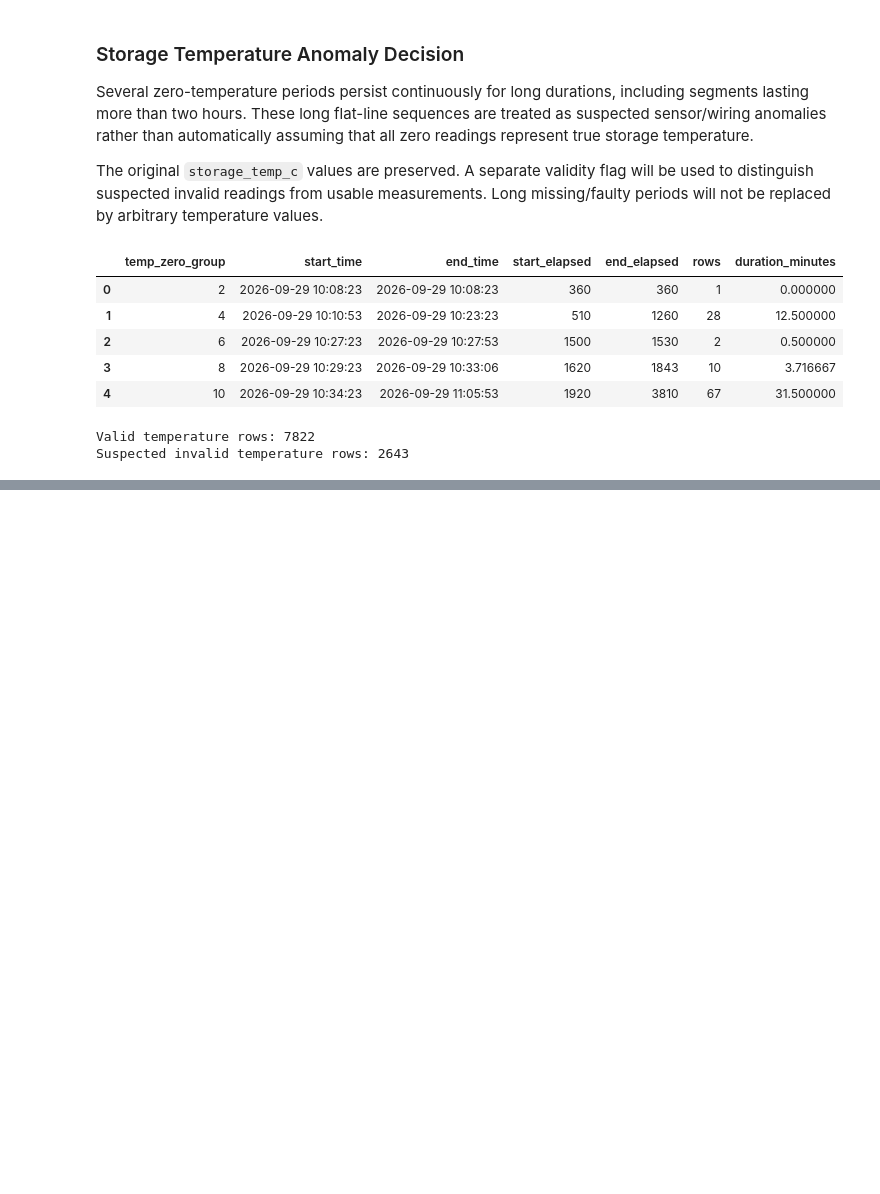
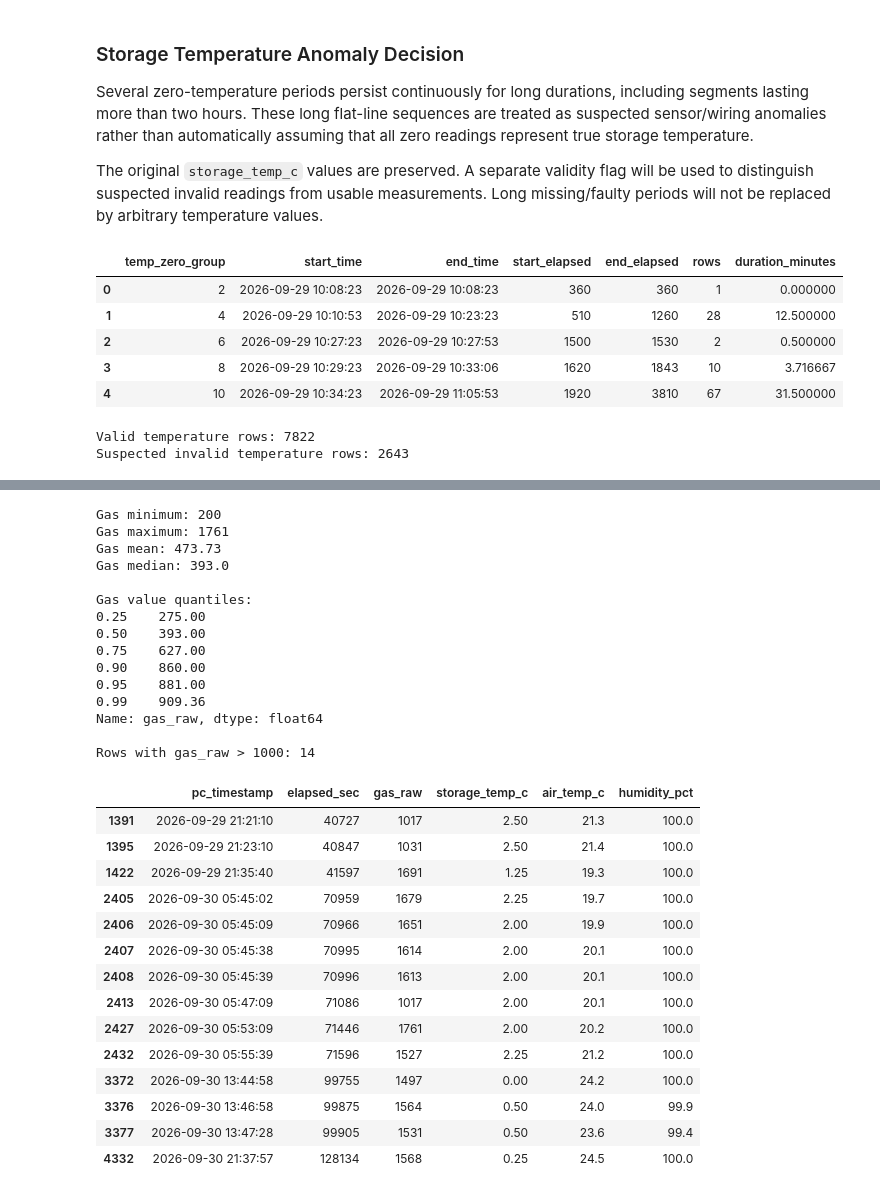
Before and after one commit to Bhagya-Navodyani/Intelligent_Fish_Storage-ML, a Jupyter notebook: notebook/Fish_Storage_ML_Pipeline.ipynb, the cells around one changed output, grey strips where cells are left out. Drawn from its saved outputs; the diff is of its cells as text; code cells hidden in the pictures; blank space fills up the shorter version.

Commit message:
Prepare cleaned ML features and missing-value audit

```diff
--- a/notebook/Fish_Storage_ML_Pipeline.ipynb
+++ b/notebook/Fish_Storage_ML_Pipeline.ipynb
@@ -324,0 +345,62 @@ Suspected invalid temperature rows: 2643
+# %%
+# Basic gas-sensor inspection
+
+print("Gas minimum:", df["gas_raw"].min())
+print("Gas maximum:", df["gas_raw"].max())
+print("Gas mean:", round(df["gas_raw"].mean(), 2))
+print("Gas median:", df["gas_raw"].median())
+
+print("\nGas value quantiles:")
+print(
+    df["gas_raw"].quantile(
+        [0.25, 0.50, 0.75, 0.90, 0.95, 0.99]
+    )
+)
+
+high_gas_rows = df[df["gas_raw"] > 1000].copy()
+
+print("\nRows with gas_raw > 1000:", len(high_gas_rows))
+
+display(
+    high_gas_rows[
+        [
+            "pc_timestamp",
+            "elapsed_sec",
+            "gas_raw",
+            "storage_temp_c",
+            "air_temp_c",
+            "humidity_pct"
+        ]
+    ]
+)
+# %% [output]
+Gas minimum: 200
+Gas maximum: 1761
+Gas mean: 473.73
+Gas median: 393.0
+
+Gas value quantiles:
+0.25    275.00
+0.50    393.00
+0.75    627.00
+0.90    860.00
+0.95    881.00
+0.99    909.36
+Name: gas_raw, dtype: float64
+
+Rows with gas_raw > 1000: 14
+|  | pc_timestamp | elapsed_sec | gas_raw | storage_temp_c | air_temp_c | humidity_pct |
+| 1391 | 2026-09-29 21:21:10 | 40727 | 1017 | 2.50 | 21.3 | 100.0 |
+| 1395 | 2026-09-29 21:23:10 | 40847 | 1031 | 2.50 | 21.4 | 100.0 |
+| 1422 | 2026-09-29 21:35:40 | 41597 | 1691 | 1.25 | 19.3 | 100.0 |
+| 2405 | 2026-09-30 05:45:02 | 70959 | 1679 | 2.25 | 19.7 | 100.0 |
+| 2406 | 2026-09-30 05:45:09 | 70966 | 1651 | 2.00 | 19.9 | 100.0 |
+| 2407 | 2026-09-30 05:45:38 | 70995 | 1614 | 2.00 | 20.1 | 100.0 |
+| 2408 | 2026-09-30 05:45:39 | 70996 | 1613 | 2.00 | 20.1 | 100.0 |
+| 2413 | 2026-09-30 05:47:09 | 71086 | 1017 | 2.00 | 20.1 | 100.0 |
+| 2427 | 2026-09-30 05:53:09 | 71446 | 1761 | 2.00 | 20.2 | 100.0 |
+| 2432 | 2026-09-30 05:55:39 | 71596 | 1527 | 2.25 | 21.2 | 100.0 |
+| 3372 | 2026-09-30 13:44:58 | 99755 | 1497 | 0.00 | 24.2 | 100.0 |
+| 3376 | 2026-09-30 13:46:58 | 99875 | 1564 | 0.50 | 24.0 | 99.9 |
+| 3377 | 2026-09-30 13:47:28 | 99905 | 1531 | 0.50 | 23.6 | 99.4 |
+| 4332 | 2026-09-30 21:37:57 | 128134 | 1568 | 0.25 | 24.5 | 100.0 |
```
Also changed, not shown: parts of 19 cells of this notebook.
